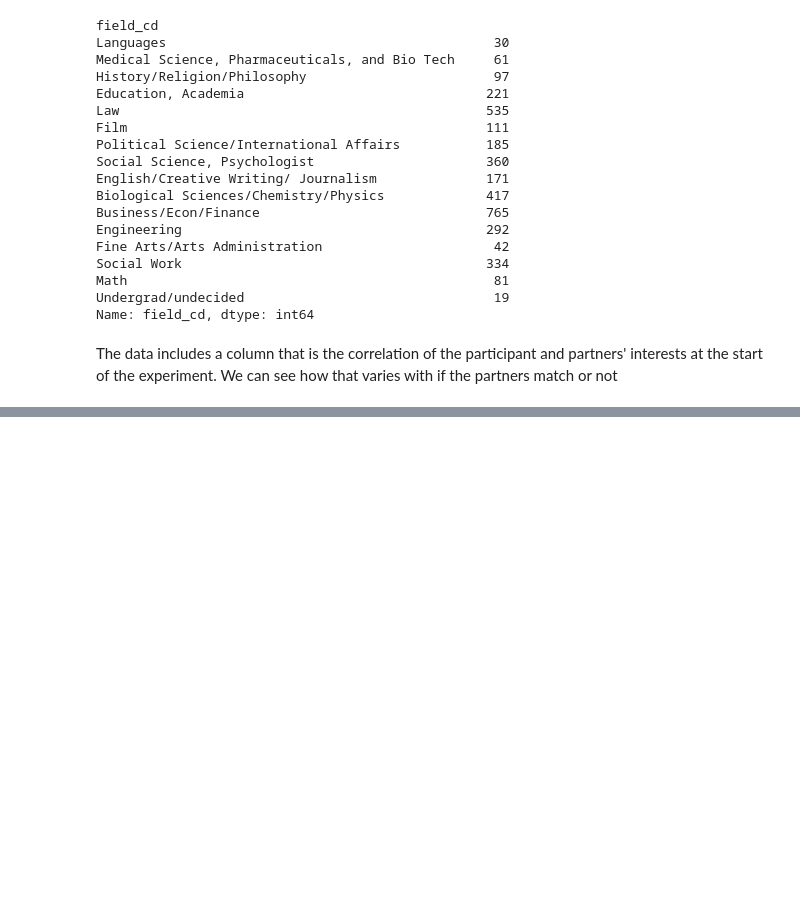
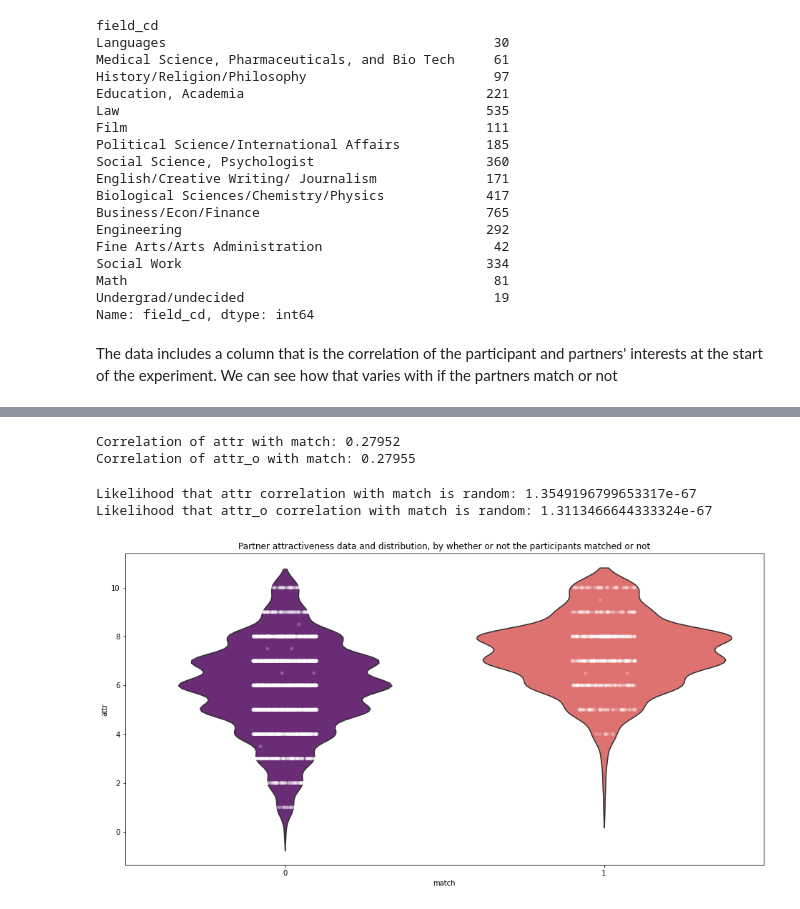
Before and after one commit to cas2247/Intro_DS_Capstone_Project, a Jupyter notebook: DavidSpeedDatingEDA.ipynb, the cells around one changed output, grey strips where cells are left out. Drawn from its saved outputs; the diff is of its cells as text; code cells hidden in the pictures; blank space fills up the shorter version.

```diff
--- a/DavidSpeedDatingEDA.ipynb
+++ b/DavidSpeedDatingEDA.ipynb
@@ -317,0 +382,32 @@ plt.show()
+# %%
+print(f"Correlation of attr with match: {corr.loc['match', 'attr']:.5f}")
+print(f"Correlation of attr_o with match: {corr.loc['match', 'attr_o']:.5f}")
+# %% [output]
+Correlation of attr with match: 0.27952
+Correlation of attr_o with match: 0.27955
+# %%
+## Testing likelihood that this correlation is simply chance
+
+from scipy.stats import spearmanr
+
+corr_attr, p_attr = spearmanr(reduced_dating_df.dropna(subset=['match', 'attr']).match.values,
+                              reduced_dating_df.dropna(subset=['match', 'attr']).attr.values)
+corr_attr_o, p_attr_o = spearmanr(reduced_dating_df.dropna(subset=['match', 'attr_o']).match.values,
+                                  reduced_dating_df.dropna(subset=['match', 'attr_o']).attr_o.values)
+
+print(f"Likelihood that attr correlation with match is random: {p_attr}")
+print(f"Likelihood that attr_o correlation with match is random: {p_attr_o}")
+# %% [output]
+Likelihood that attr correlation with match is random: 1.3549196799653317e-67
+Likelihood that attr_o correlation with match is random: 1.3113466644333324e-67
+# %%
+plt.figure(figsize=(16, 8))
+sns.violinplot(data=reduced_dating_df, x="match",
+             y="attr", inner=None, palette="magma")
+sns.stripplot(data=reduced_dating_df, x="match",
+             y="attr", color="white", edgecolor="black",
+             alpha=0.25)
+plt.title("Partner attractiveness data and distribution, by whether or not the participants matched or not")
+plt.show()
+# %% [output]
+[figure, added]
```
Also changed, not shown: parts of 14 cells of this notebook.
